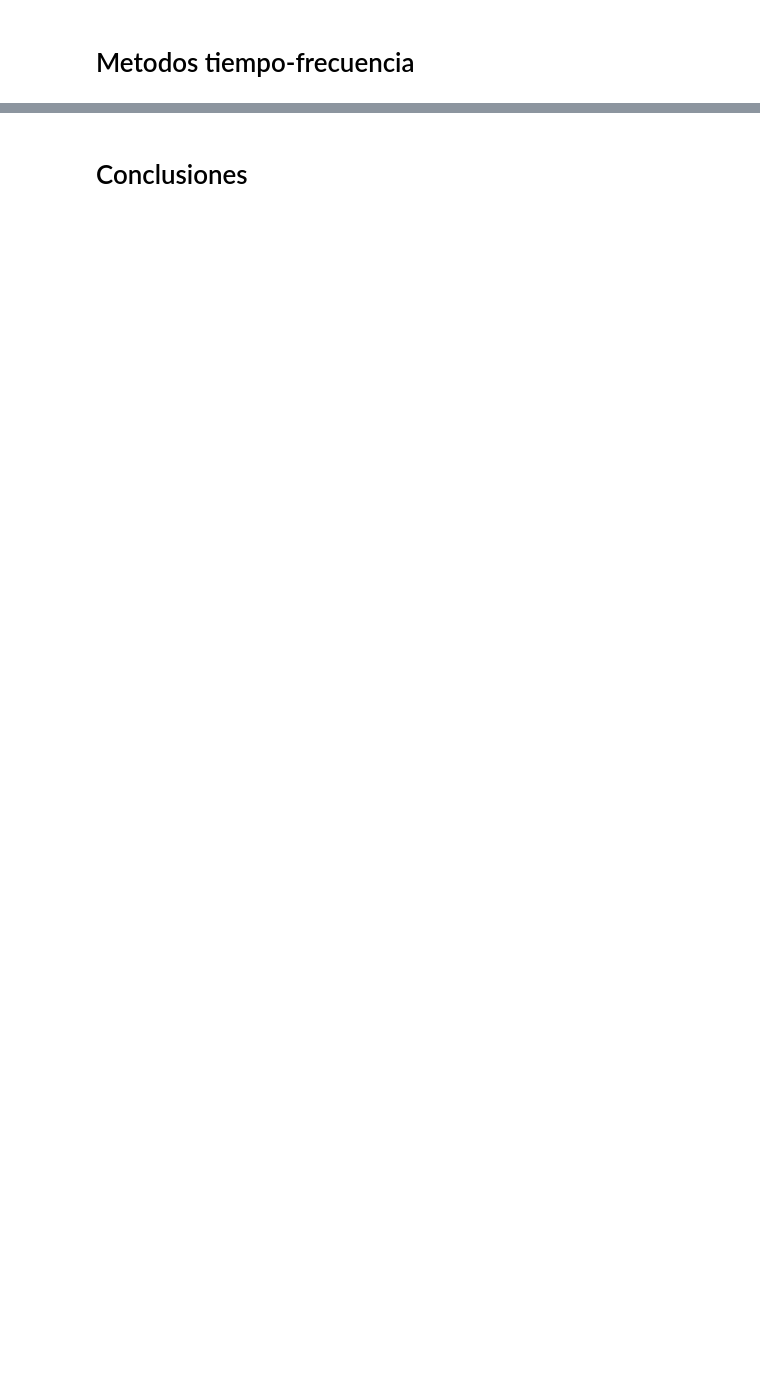
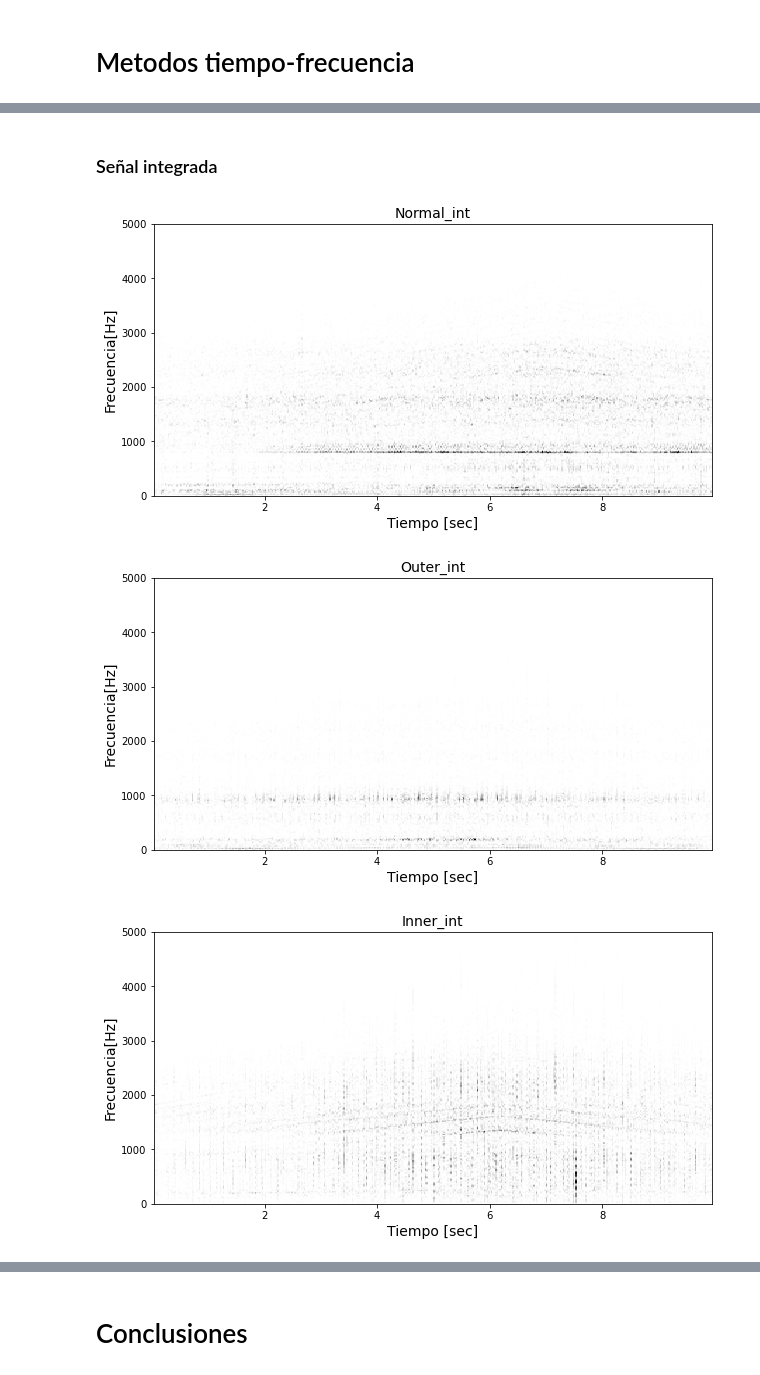
Before and after one commit to JLCdata/Procesamiento-de-se-ales-y-aprendizaje-de-maquinas-en-mantenimiento-predictivo, a Jupyter notebook: Tarea 2/T2.ipynb, the cells around one changed output, grey strips where cells are left out. Drawn from its saved outputs; the diff is of its cells as text; code cells hidden in the pictures; blank space fills up the shorter version.

```diff
--- a/Tarea 2/T2.ipynb
+++ b/Tarea 2/T2.ipynb
@@ -1013,0 +1089,58 @@ plt.show()
+# %% [markdown]
+### Señal integrada
+# %%
+Nd=len(Normal_int)
+
+x1=Normal_int[1:Nd]
+f, t, S1 = signal.spectrogram(x1,Fs,window='hann',nperseg=500,noverlap=250)
+
+x2=Outer_int[1:Nd]
+f, t, S2 = signal.spectrogram(x2,Fs,window='hann',nperseg=500,noverlap=250)
+
+x3=Inner_int[1:Nd]
+f, t, S3 = signal.spectrogram(x3,Fs,window='hann',nperseg=500,noverlap=250)
+
+x4=Ball_int[1:Nd]
+f, t, S4 = signal.spectrogram(x4,Fs,window='hann',nperseg=500,noverlap=250)
+
+x5=Combination_int[1:Nd]
+f, t, S5 = signal.spectrogram(x5,Fs,window='hann',nperseg=500,noverlap=250)
+
+plt.figure()
+plt.pcolormesh(t, f, S1,cmap='binary')
+plt.ylabel('Frecuencia[Hz]', fontsize=14)
+plt.xlabel('Tiempo [sec]', fontsize=14)
+plt.title('Normal_int', fontsize=14)
+plt.show()
+
+plt.figure()
+plt.pcolormesh(t, f, S2,cmap='binary')
+plt.ylabel('Frecuencia[Hz]', fontsize=14)
+plt.xlabel('Tiempo [sec]', fontsize=14)
+plt.title('Outer_int', fontsize=14)
+plt.show()
+
+plt.figure()
+plt.pcolormesh(t, f, S3,cmap='binary')
+plt.ylabel('Frecuencia[Hz]', fontsize=14)
+plt.xlabel('Tiempo [sec]', fontsize=14)
+plt.title('Inner_int', fontsize=14)
+plt.show()
+
+plt.figure()
+plt.pcolormesh(t, f, S4,cmap='binary')
+plt.ylabel('Frecuencia[Hz]', fontsize=14)
+plt.xlabel('Tiempo [sec]', fontsize=14)
+plt.title('Ball_int', fontsize=14)
+plt.show()
+
+plt.figure()
+plt.pcolormesh(t, f, S5,cmap='binary')
+plt.ylabel('Frecuencia[Hz]', fontsize=14)
+plt.xlabel('Tiempo [sec]', fontsize=14)
+plt.title('Combination_int', fontsize=14)
+plt.show()
+# %% [output]
+[figure, added]
+[figure, added]
+[figure, added]
```
Also changed, not shown: parts of 21 cells of this notebook.
